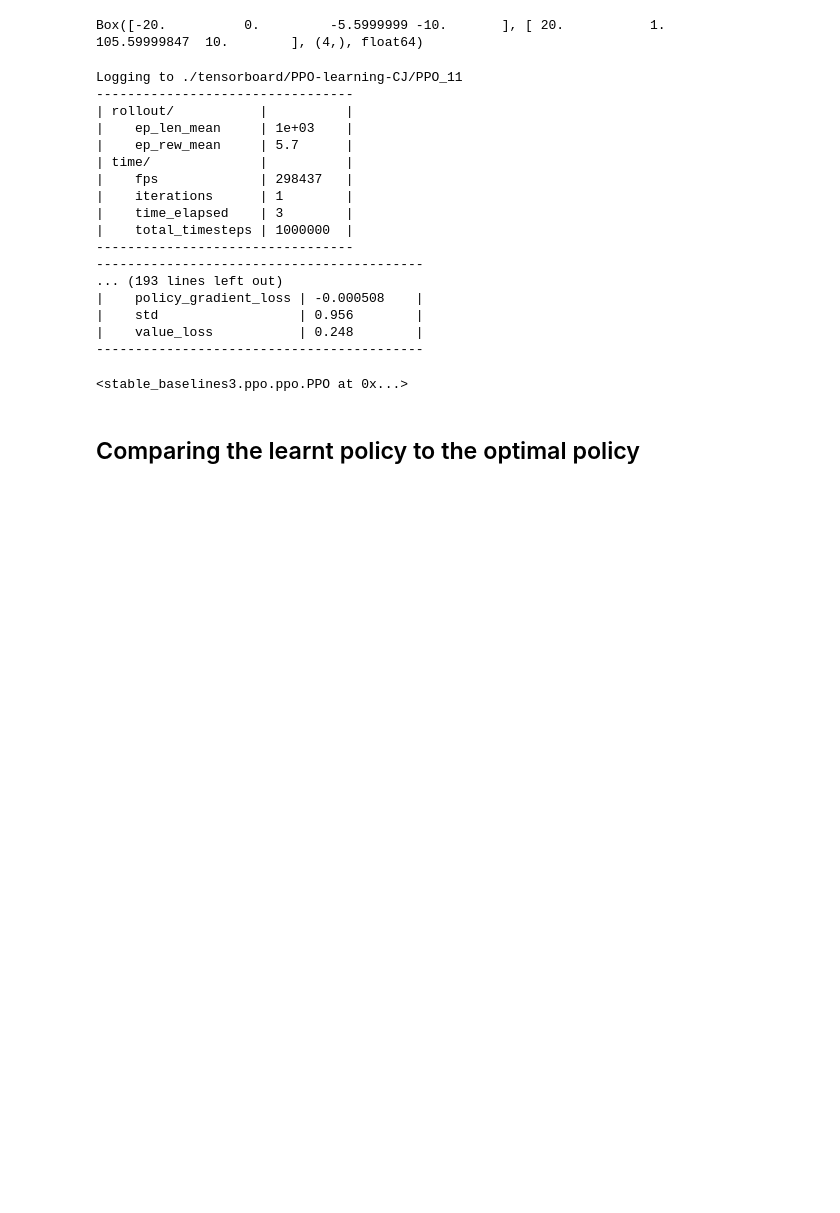
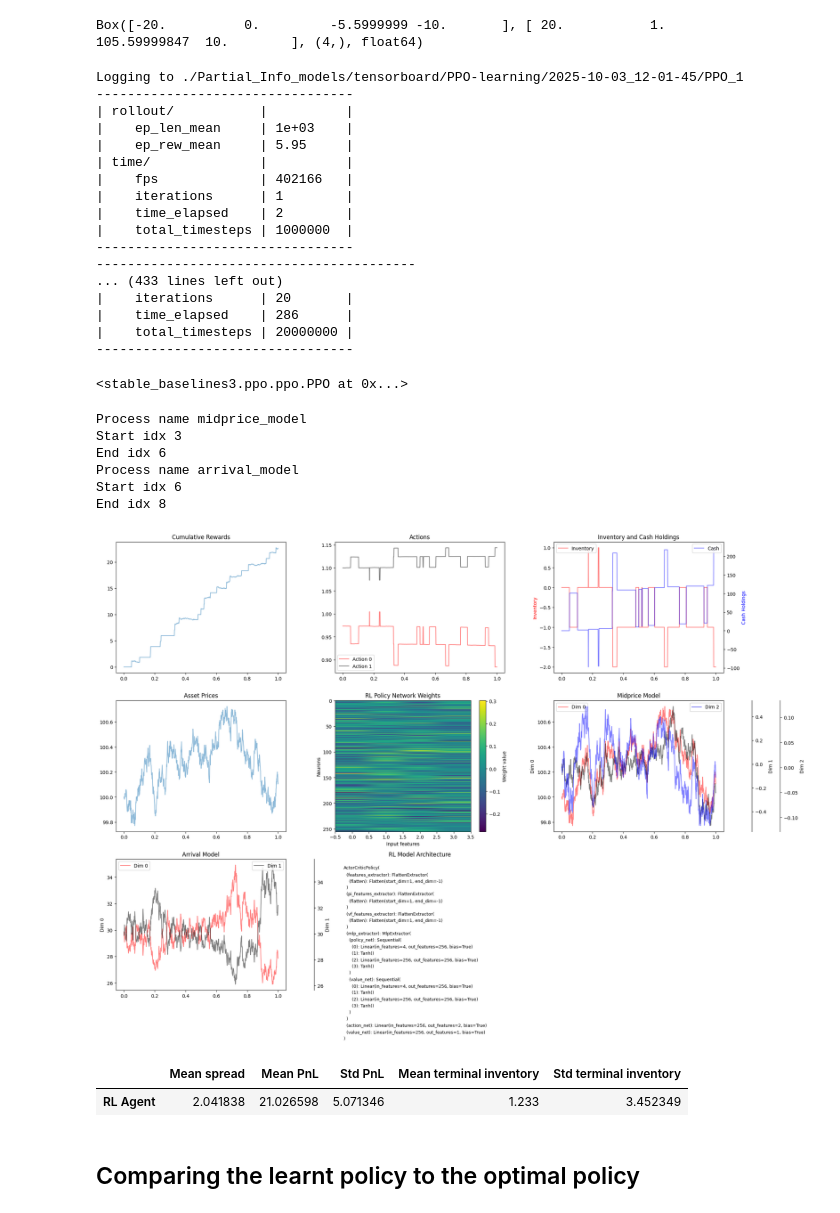
Before and after one commit to andreacate/mbt_gym, a Jupyter notebook: Experiments_MMwithFadsInfUnifTraders_RL/RL_PartialInfo.ipynb, the cells around one changed output. Cells and saved outputs as stored; diff of their text form; code cells hidden in the pictures; blank space fills up the shorter version.

```diff
--- a/Experiments_MMwithFadsInfUnifTraders_RL/RL_PartialInfo.ipynb
+++ b/Experiments_MMwithFadsInfUnifTraders_RL/RL_PartialInfo.ipynb
@@ -201,23 +224,23 @@ print(sb_env.observation_space)
 # %% [output]
 Box([-20.          0.         -5.5999999 -10.       ], [ 20.           1.         105.59999847  10.        ], (4,), float64)
 # %%
-model.learn(total_timesteps = 10_000_000)
+model.learn(total_timesteps = 20_000_000, callback=callback)  # Increase number of training timesteps according to computing resources
 # %% [output]
-Logging to ./tensorboard/PPO-learning-CJ/PPO_11
+Logging to ./Partial_Info_models/tensorboard/PPO-learning/2025-10-03_12-01-45/PPO_1
 ---------------------------------
 | rollout/           |          |
 |    ep_len_mean     | 1e+03    |
-|    ep_rew_mean     | 5.7      |
+|    ep_rew_mean     | 5.95     |
 | time/              |          |
-|    fps             | 298437   |
+|    fps             | 402166   |
 |    iterations      | 1        |
-|    time_elapsed    | 3        |
+|    time_elapsed    | 2        |
 |    total_timesteps | 1000000  |
 ---------------------------------
-------------------------------------------
-... (193 lines left out)
-|    policy_gradient_loss | -0.000508    |
-|    std                  | 0.956        |
-|    value_loss           | 0.248        |
-------------------------------------------
+-----------------------------------------
+... (433 lines left out)
+|    iterations      | 20       |
+|    time_elapsed    | 286      |
+|    total_timesteps | 20000000 |
+---------------------------------
 <stable_baselines3.ppo.ppo.PPO at 0x...>
@@ -223,0 +254,13 @@ Logging to ./tensorboard/PPO-learning-CJ/PPO_11
+# %%
+
+ppo_agent = SbAgent(model, reduced_training_indices=reduced_training_indices)
+# %%
+plot_rl_trajectory_extended(as_env, ppo_agent)
+# %% [output]
+Process name midprice_model
+Start idx 3
+End idx 6
+Process name arrival_model
+Start idx 6
+End idx 8
+[figure, added]
@@ -224,3 +269,8 @@ Logging to ./tensorboard/PPO-learning-CJ/PPO_11
+# %%
+results
+# %% [output]
+|  | Mean spread | Mean PnL | Std PnL | Mean terminal inventory | Std terminal inventory |
+| RL Agent | 2.041838 | 21.026598 | 5.071346 | 1.233 | 3.452349 |
 # %% [markdown]
 ## Comparing the learnt policy to the optimal policy
 # %%
```
Also changed, not shown: parts of 22 cells of this notebook, 6 other files.
